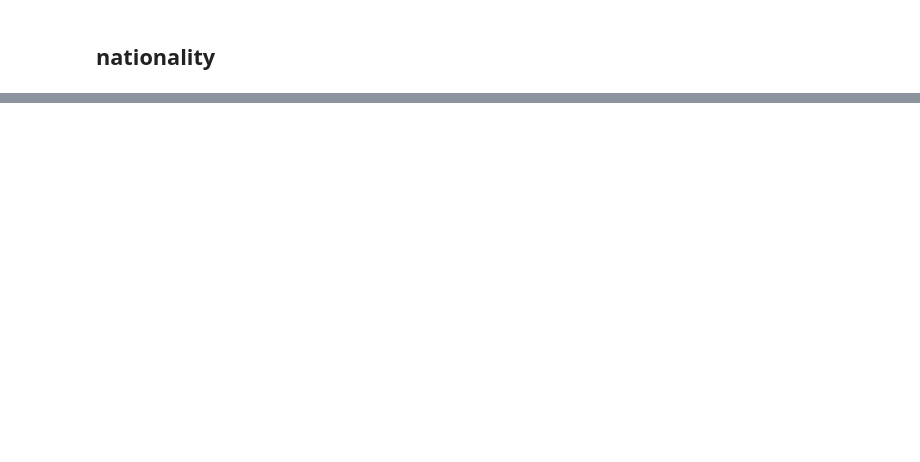
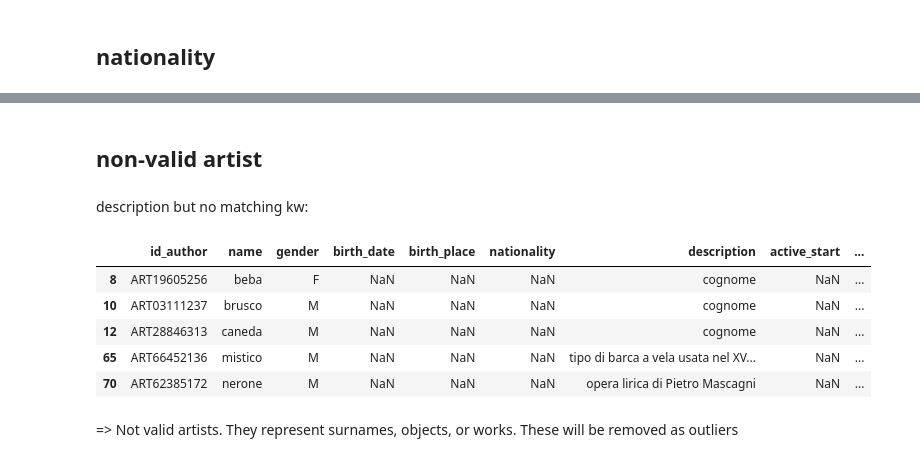
Before and after one commit to Ankit-Bhagat851/DSS-Project, a Jupyter notebook: Chi/artists_understanding.ipynb, the cells around one changed output, grey strips where cells are left out. Cells and saved outputs as stored; diff of their text form; code cells hidden in the pictures; blank space fills up the shorter version.

```diff
--- a/Chi/artists_understanding.ipynb
+++ b/Chi/artists_understanding.ipynb
@@ -130,3 +137,5 @@ raw_data.describe(include="all").T
+# %%
+df_cleaned["country"] = df_cleaned["country"].replace("Italia", "Italy")
 # %% [markdown]
 # Handling missing value
 # %%
@@ -474,0 +262,16 @@ H3LatLngDomainError:
+# %% [markdown]
+## non-valid artist
+# %% [markdown]
+description but no matching kw:
+# %%
+df_cleaned[(df_cleaned['nationality'].isna()) & (df_cleaned['description'].notna())]
+# %% [output]
+|  | id_author | name | gender | birth_date | birth_place | nationality | description | active_start | ... |
+| 8 | ART19605256 | beba | F | NaN | NaN | NaN | cognome | NaN | ... |
+| 10 | ART03111237 | brusco | M | NaN | NaN | NaN | cognome | NaN | ... |
+| 12 | ART28846313 | caneda | M | NaN | NaN | NaN | cognome | NaN | ... |
+| 65 | ART66452136 | mistico | M | NaN | NaN | NaN | tipo di barca a vela usata nel XV... | NaN | ... |
+| 70 | ART62385172 | nerone | M | NaN | NaN | NaN | opera lirica di Pietro Mascagni | NaN | ... |
+# %% [markdown]
+=> Not valid artists.
+They represent surnames, objects, or works. These will be removed as outliers
```
Also changed, not shown: parts of 44 cells of this notebook, 1 other file.
